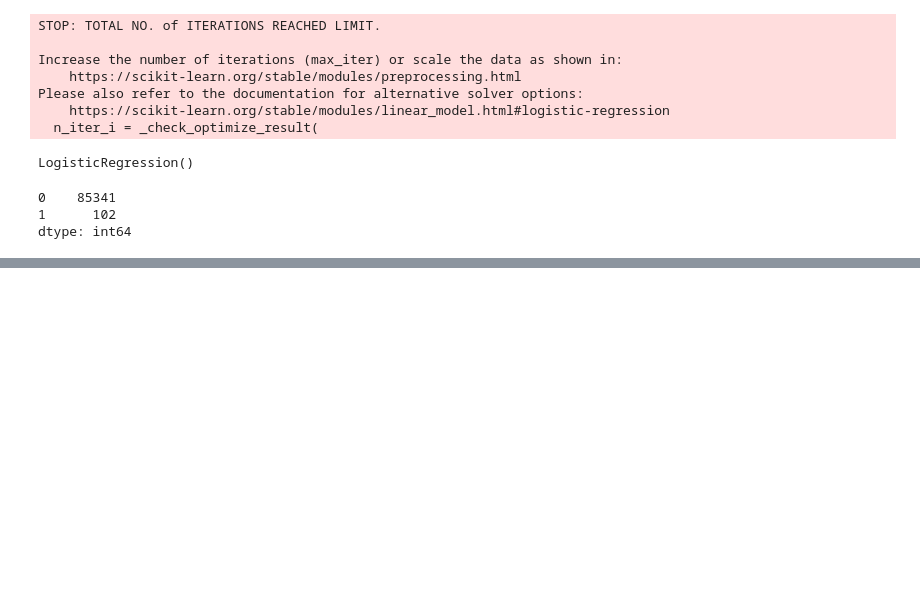
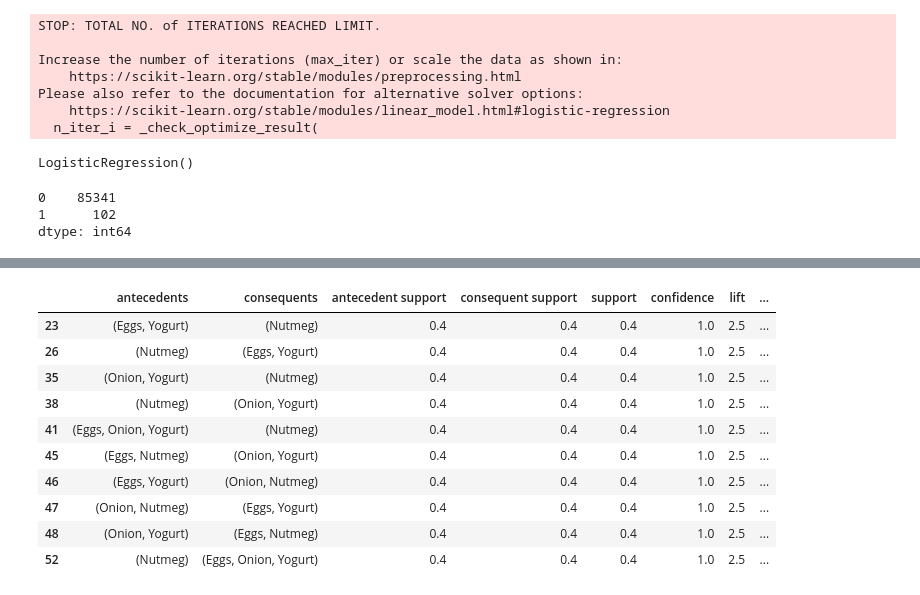
Before and after one commit to yonghaa/TIL, a Jupyter notebook: ML_day7.ipynb, the cells around one changed output, grey strips where cells are left out. Cells and saved outputs as stored; diff of their text form; code cells hidden in the pictures; blank space fills up the shorter version.

```diff
--- a/ML_day7.ipynb
+++ b/ML_day7.ipynb
@@ -319,0 +779,5 @@ array([0.00134831, 0.00012345, 0.00019178, ..., 0.00024669, 0.00074666,
+# %%
+te = TransactionEncoder() #이중리스트를 바꿔주는것
+# %%
+te_ary=te.fit(dataset).transform(dataset)
+te_ary
@@ -319,0 +790,4 @@ array([0.00134831, 0.00012345, 0.00019178, ..., 0.00024669, 0.00074666,
+# %%
+te.columns_
+df=pd.DataFrame(te_ary, columns=te.columns_)
+df
@@ -319,0 +801,3 @@ array([0.00134831, 0.00012345, 0.00019178, ..., 0.00024669, 0.00074666,
+# %%
+freq_itemsets=apriori(df, min_support=0.4, use_colnames=True)
+freq_itemsets
@@ -319,0 +822,15 @@ array([0.00134831, 0.00012345, 0.00019178, ..., 0.00024669, 0.00074666,
+# %%
+res=association_rules(freq_itemsets, metric='lift')
+res[res['lift']>2.0]
+# %% [output]
+|  | antecedents | consequents | antecedent support | consequent support | support | confidence | lift | ... |
+| 23 | (Eggs, Yogurt) | (Nutmeg) | 0.4 | 0.4 | 0.4 | 1.0 | 2.5 | ... |
+| 26 | (Nutmeg) | (Eggs, Yogurt) | 0.4 | 0.4 | 0.4 | 1.0 | 2.5 | ... |
+| 35 | (Onion, Yogurt) | (Nutmeg) | 0.4 | 0.4 | 0.4 | 1.0 | 2.5 | ... |
+| 38 | (Nutmeg) | (Onion, Yogurt) | 0.4 | 0.4 | 0.4 | 1.0 | 2.5 | ... |
+| 41 | (Eggs, Onion, Yogurt) | (Nutmeg) | 0.4 | 0.4 | 0.4 | 1.0 | 2.5 | ... |
+| 45 | (Eggs, Nutmeg) | (Onion, Yogurt) | 0.4 | 0.4 | 0.4 | 1.0 | 2.5 | ... |
+| 46 | (Eggs, Yogurt) | (Onion, Nutmeg) | 0.4 | 0.4 | 0.4 | 1.0 | 2.5 | ... |
+| 47 | (Onion, Nutmeg) | (Eggs, Yogurt) | 0.4 | 0.4 | 0.4 | 1.0 | 2.5 | ... |
+| 48 | (Onion, Yogurt) | (Eggs, Nutmeg) | 0.4 | 0.4 | 0.4 | 1.0 | 2.5 | ... |
+| 52 | (Nutmeg) | (Eggs, Onion, Yogurt) | 0.4 | 0.4 | 0.4 | 1.0 | 2.5 | ... |
```
Also changed, not shown: parts of 64 cells of this notebook.
